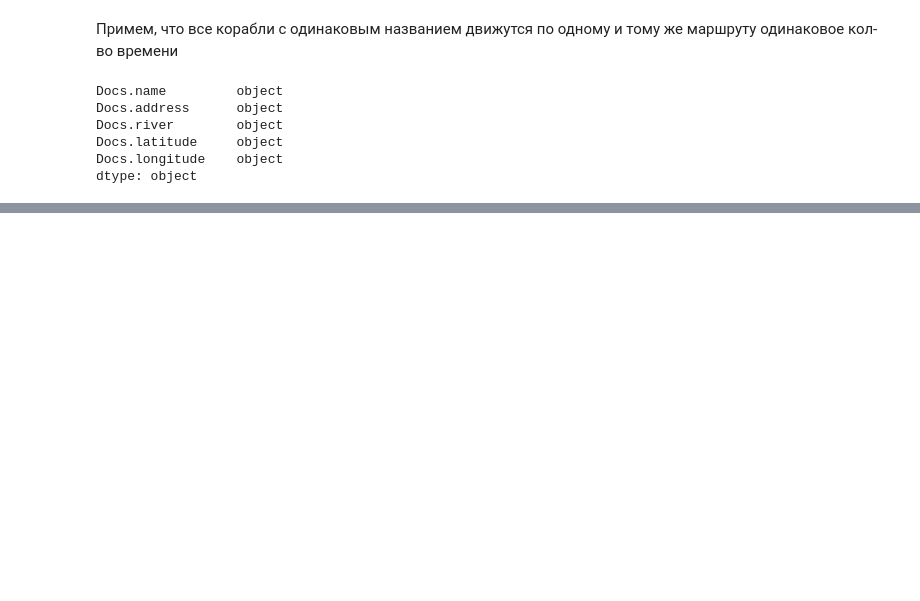
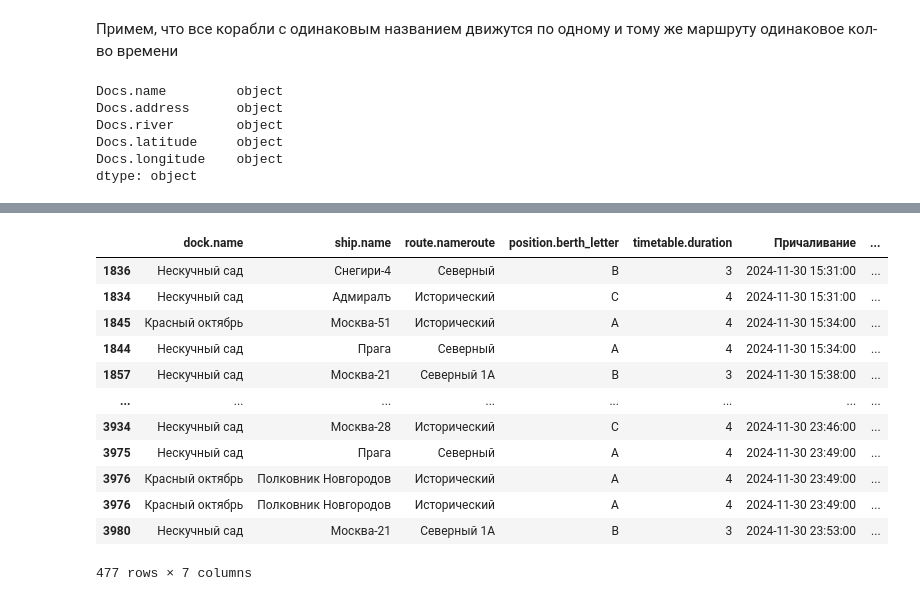
Before and after one commit to withLoveWeb/gos-hack, a Jupyter notebook: alg/note.ipynb, the cells around one changed output, grey strips where cells are left out. Drawn from its saved outputs; the diff is of its cells as text; code cells hidden in the pictures; blank space fills up the shorter version.

Commit message:
add shedule func

```diff
--- a/alg/note.ipynb
+++ b/alg/note.ipynb
@@ -377,9 +344,10 @@ AttributeError: 'float' object has no attribute 'replace'
 # %%
 def distance(p1: float, p2: float, q1: float, q2: float) -> float:
     '''
-    Вычисляет манхетанское расстояние
+    Вычисляет манхетанское расстояние (в км)
     '''
-    return abs(p1 - q1) + abs(p2 - q2)
+    k = 0.95 / 0.01419299999999879 # перевод в км (ПГ - Нескучный шаг)
+    return (abs(p1 - q1) + abs(p2 - q2)) * k
 
 def cord_to_dock(latitude: float, longitude: float) -> list:
     '''
@@ -397,18 +365,41 @@ def cord_to_dock(latitude: float, longitude: float) -> list:
 
     return sorted(res_list, key=lambda x: x[1])
 
-def func(latitude_cur: float, longitude_cur: float, dock_end: str, datetime_cur: str) -> pd.DataFrame:
+def dock_shedule(dock_start, dock_end, datetime_cur):
+    '''
+    Релевантное расписание для причала
+    '''
+    data = pd.DataFrame(columns=df.columns)
+    nameroute_arr = df[df['dock.name'] == dock_start]['route.nameroute'].unique()
+
+    for nameroute in nameroute_arr:
+        # пункт B
+        ship_list = df[(df['route.nameroute'] == nameroute) & (df['dock.name'] == dock_end) & (df['Причаливание'] > datetime_cur)]['ship.name'].unique()
+        for ship_name in ship_list:
+            # пункт A
+            data = pd.concat([data, df[(df['ship.name'] == ship_name) & (df['dock.name'] == dock_start) & (df['Отход'] >= datetime_cur)]])
+
+    return data.sort_values('Отход')
+
+
+def shedule(latitude: float, longitude: float, dock_end: str, datetime_cur: str) -> pd.DataFrame:
     '''
     Создание релевантного расписания.
 
     Аргументы функции:
-    latitude_cur - долгота точки клиента
-    longitude_cur - широта точки клиента
+    latitude - долгота точки клиента
+    longitude - широта точки клиента
     dock_end - пункт назначения, название причала
     datetime_cur - текущая дата и время, в формате 'YYYY-MM-DD HH:MM:SS' (24-часовом формате времени)
     '''
-    pass
-    # смотрим какие судна прибудут на текущий пречал начиная с этого времени
+    nearest_docks = cord_to_dock(latitude, longitude)[:5]
+    datetime_cur = pd.to_datetime(datetime_cur)
+
+    res_df = pd.DataFrame(columns=df.columns)
+    for dock in nearest_docks:
+        res_df = pd.concat([res_df, dock_shedule(dock[0], dock_end, datetime_cur)])
+
+    return res_df.sort_values('Отход')
 # %%
 cord_to_dock(37.597184, 55.73013)
 # %% [output]
@@ -431,0 +423,17 @@ cord_to_dock(37.597184, 55.73013)
+# %%
+test_shedule = shedule(37.597184, 55.73013, 'Воробьевы горы', '2024-11-30 15:30:00')
+test_shedule
+# %% [output]
+|  | dock.name | ship.name | route.nameroute | position.berth_letter | timetable.duration | Причаливание | ... |
+| 1836 | Нескучный сад | Снегири-4 | Северный | B | 3 | 2024-11-30 15:31:00 | ... |
+| 1834 | Нескучный сад | Адмиралъ | Исторический | C | 4 | 2024-11-30 15:31:00 | ... |
+| 1845 | Красный октябрь | Москва-51 | Исторический | A | 4 | 2024-11-30 15:34:00 | ... |
+| 1844 | Нескучный сад | Прага | Северный | A | 4 | 2024-11-30 15:34:00 | ... |
+| 1857 | Нескучный сад | Москва-21 | Северный 1А | B | 3 | 2024-11-30 15:38:00 | ... |
+| ... | ... | ... | ... | ... | ... | ... | ... |
+| 3934 | Нескучный сад | Москва-28 | Исторический | C | 4 | 2024-11-30 23:46:00 | ... |
+| 3975 | Нескучный сад | Прага | Северный | A | 4 | 2024-11-30 23:49:00 | ... |
+| 3976 | Красный октябрь | Полковник Новгородов | Исторический | A | 4 | 2024-11-30 23:49:00 | ... |
+| 3976 | Красный октябрь | Полковник Новгородов | Исторический | A | 4 | 2024-11-30 23:49:00 | ... |
+| 3980 | Нескучный сад | Москва-21 | Северный 1А | B | 3 | 2024-11-30 23:53:00 | ... |
+477 rows × 7 columns
```
Also changed, not shown: parts of 4 cells of this notebook.
